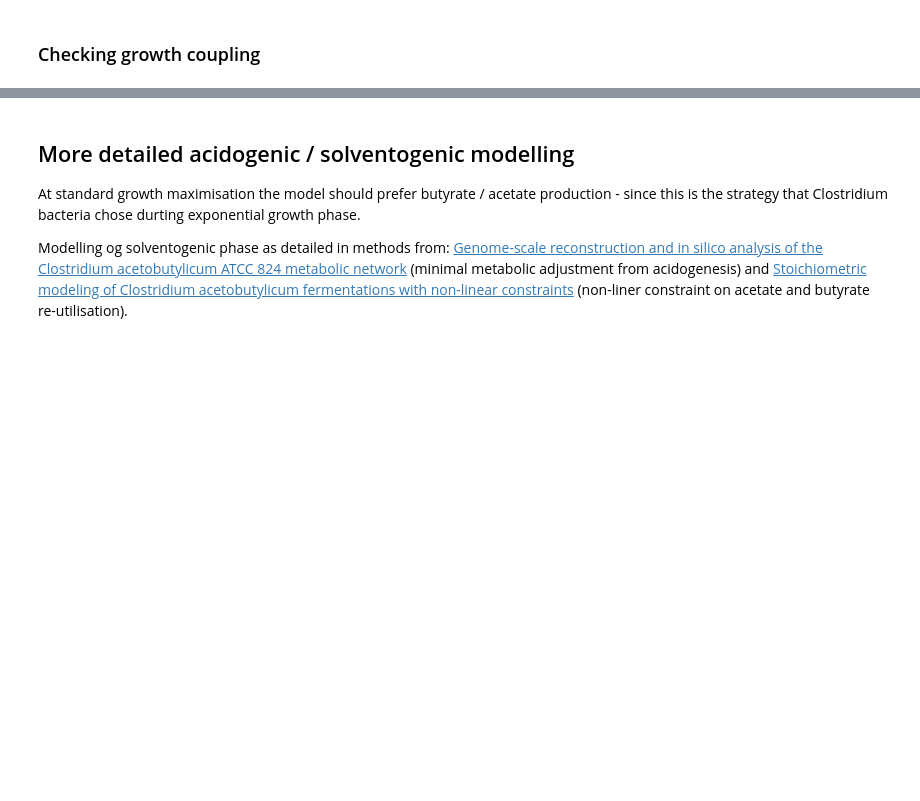
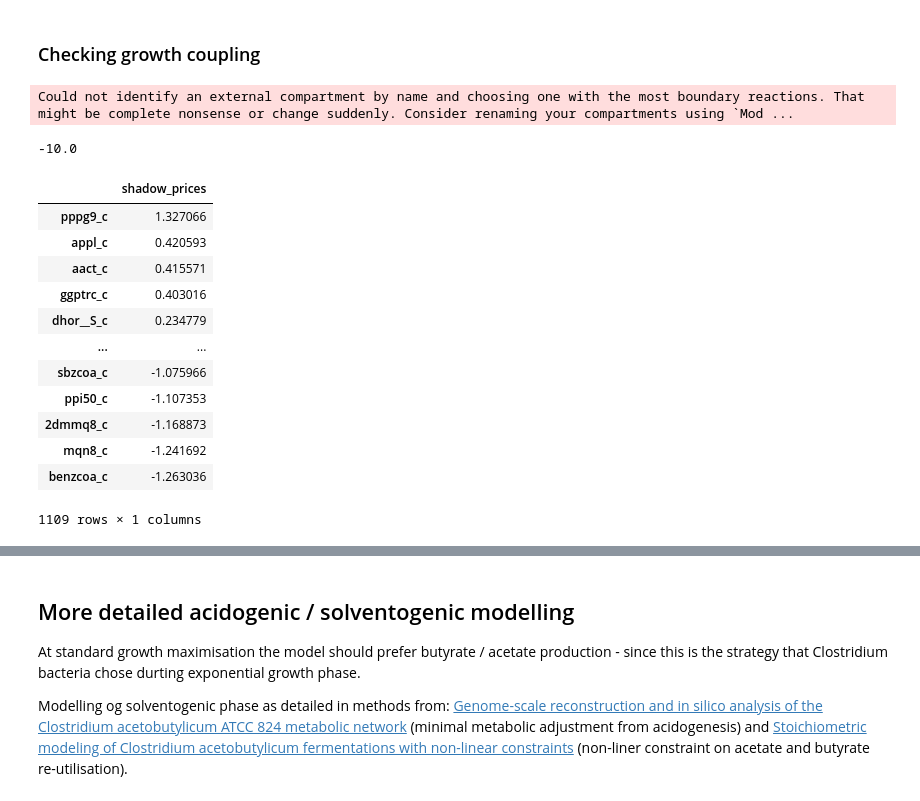
Before and after one commit to andreastallvik/BIOTBT3900, a Jupyter notebook: community_modelling/CBP_butanol/nj4_sim.ipynb, the cells around one changed output, grey strips where cells are left out. Saved outputs shown, nothing was run; the diff lists cells and outputs as text; code cells hidden in the pictures; blank space fills up the shorter version.

```diff
--- a/community_modelling/CBP_butanol/nj4_sim.ipynb
+++ b/community_modelling/CBP_butanol/nj4_sim.ipynb
@@ -180,3 +180,29 @@ Could not identify an external compartment by name and choosing one with the mos
 - when increasing the possible H+ uptake rate, the possibility for solventogenesis increases!
 # %% [markdown]
 ### Checking growth coupling
+# %%
+with nj4:
+    nj4.medium = medium
+    sol = nj4.optimize()
+# %% [output]
+Could not identify an external compartment by name and choosing one with the most boundary reactions. That might be complete nonsense or change suddenly. Consider renaming your compartments using `Mod ...
+# %%
+sol["EX_xyl__D_e"]
+# %% [output]
+-10.0
+# %%
+sol.shadow_prices.to_frame().sort_values(by="shadow_prices", ascending=False)
+# %% [output]
+|  | shadow_prices |
+| pppg9_c | 1.327066 |
+| appl_c | 0.420593 |
+| aact_c | 0.415571 |
+| ggptrc_c | 0.403016 |
+| dhor__S_c | 0.234779 |
+| ... | ... |
+| sbzcoa_c | -1.075966 |
+| ppi50_c | -1.107353 |
+| 2dmmq8_c | -1.168873 |
+| mqn8_c | -1.241692 |
+| benzcoa_c | -1.263036 |
+1109 rows × 1 columns
```
Also changed, not shown: parts of 8 cells of this notebook, 2 other files.
